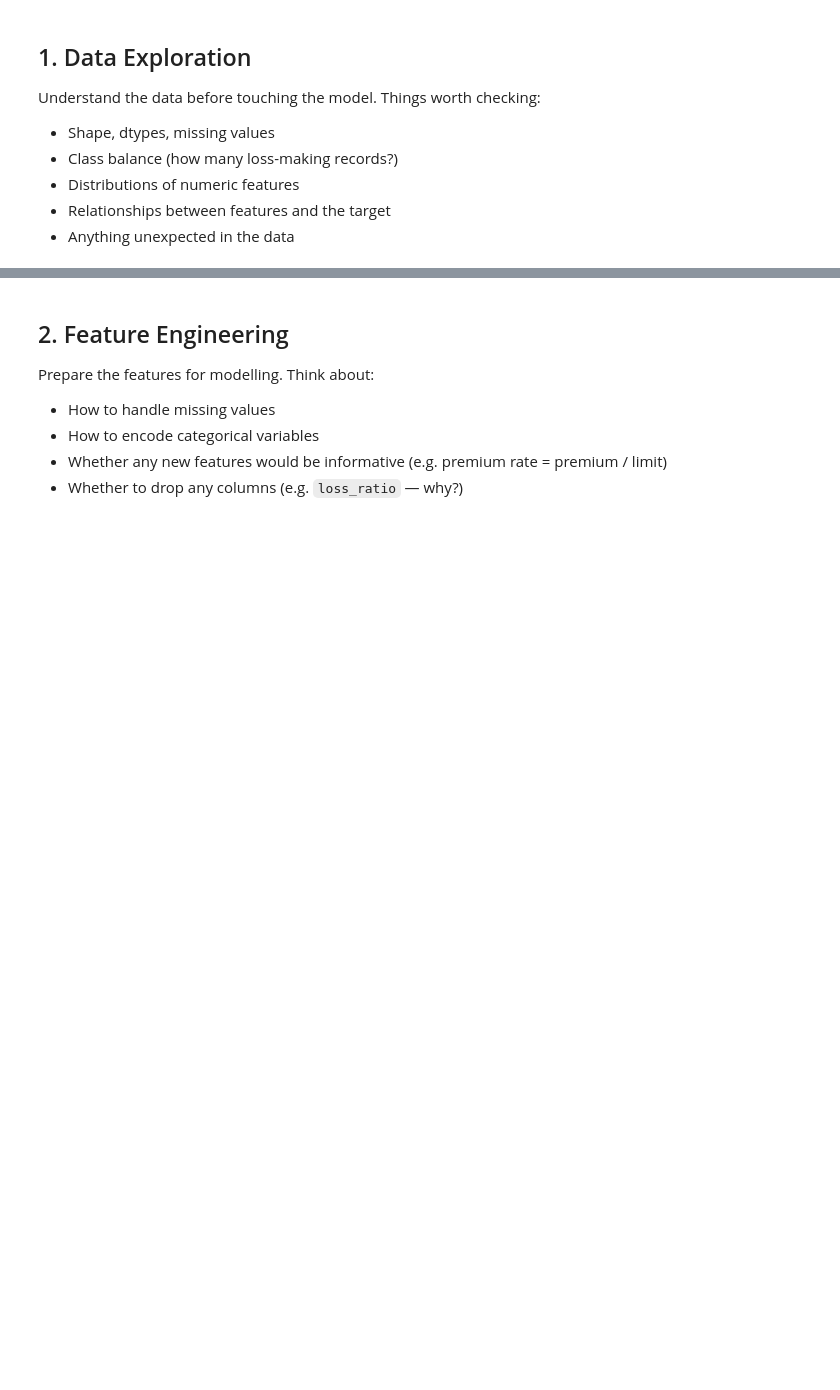
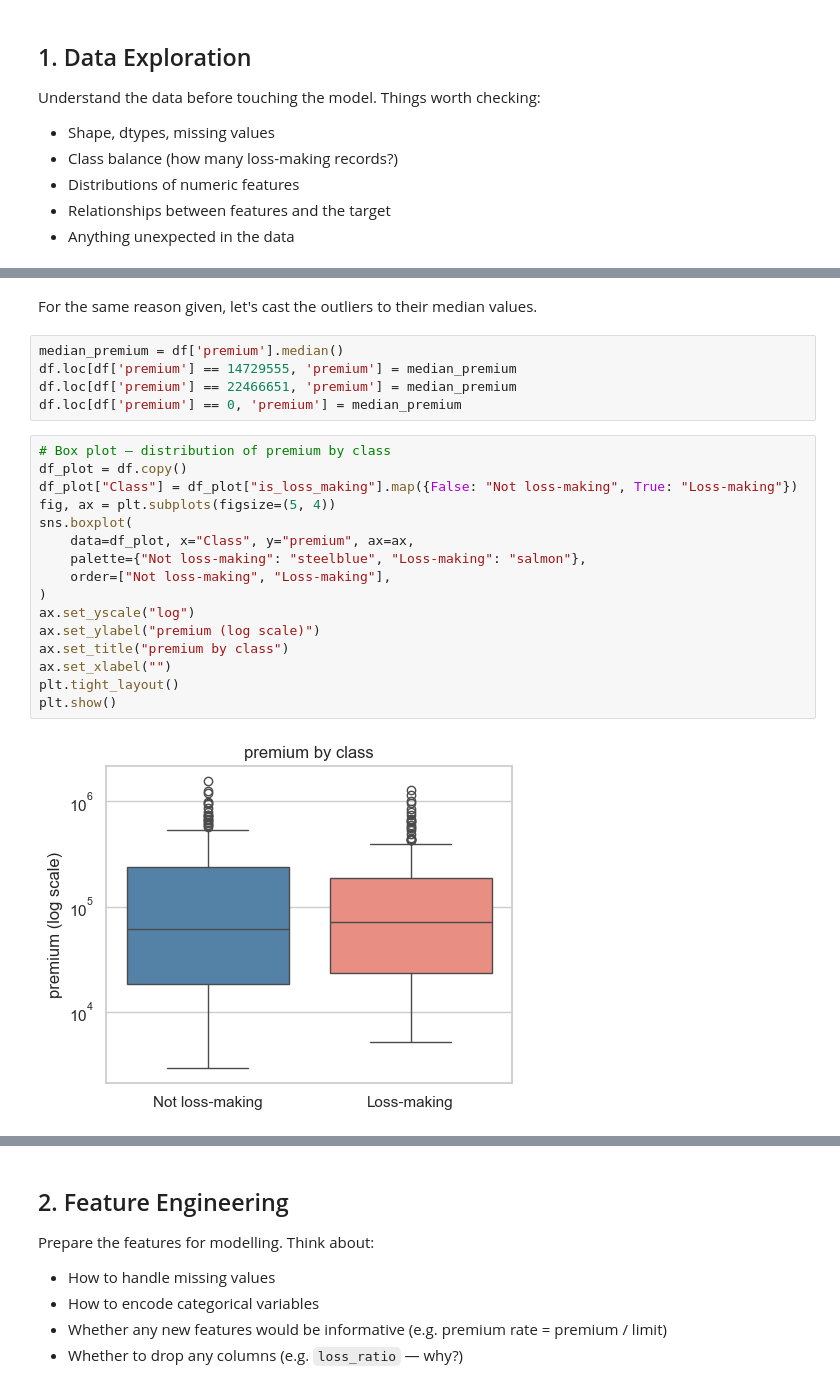
Before and after one commit to djt20djt20/torch, a Jupyter notebook: notebooks/modelling.ipynb, the cells around one changed output, grey strips where cells are left out. Saved outputs shown, nothing was run; the diff lists cells and outputs as text; blank space fills up the shorter version.

```diff
--- a/notebooks/modelling.ipynb
+++ b/notebooks/modelling.ipynb
@@ -66,0 +287,25 @@ Understand the data before touching the model. Things worth checking:
+# %% [markdown]
+For the same reason given, let's cast the outliers to their median values.
+# %%
+median_premium = df['premium'].median()
+df.loc[df['premium'] == 14729555, 'premium'] = median_premium
+df.loc[df['premium'] == 22466651, 'premium'] = median_premium
+df.loc[df['premium'] == 0, 'premium'] = median_premium
+# %%
+# Box plot — distribution of premium by class
+df_plot = df.copy()
+df_plot["Class"] = df_plot["is_loss_making"].map({False: "Not loss-making", True: "Loss-making"})
+fig, ax = plt.subplots(figsize=(5, 4))
+sns.boxplot(
+    data=df_plot, x="Class", y="premium", ax=ax,
+    palette={"Not loss-making": "steelblue", "Loss-making": "salmon"},
+    order=["Not loss-making", "Loss-making"],
+)
+ax.set_yscale("log")
+ax.set_ylabel("premium (log scale)")
+ax.set_title("premium by class")
+ax.set_xlabel("")
+plt.tight_layout()
+plt.show()
+# %% [output]
+[figure, added]
```
Also changed, not shown: parts of 57 cells of this notebook, 11 other files.
